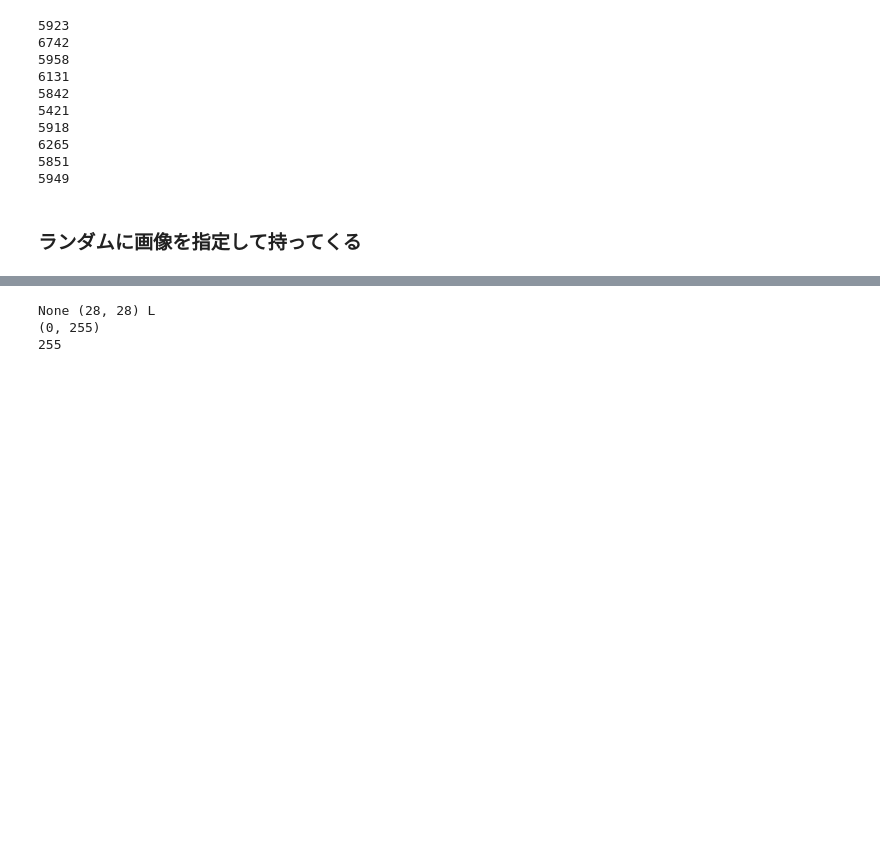
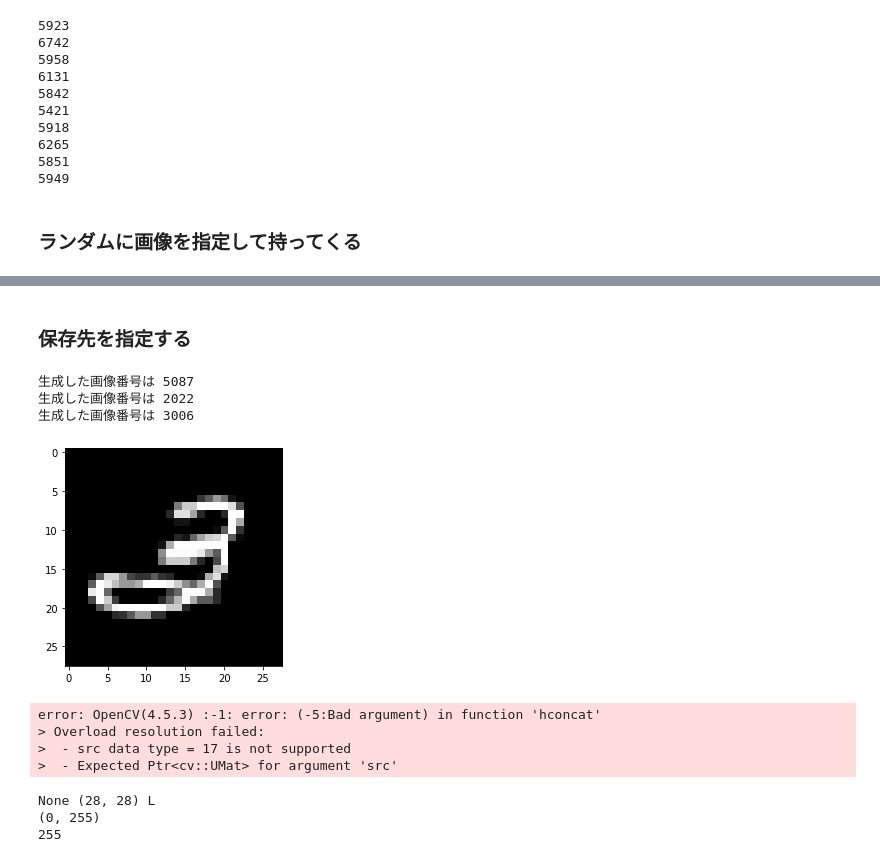
Before and after one commit to zoosecretbase/MNIST_Calculator, a Jupyter notebook: calculator/calculator.ipynb, the cells around one changed output, grey strips where cells are left out. Cells and saved outputs as stored; diff of their text form; code cells hidden in the pictures; blank space fills up the shorter version.

```diff
--- a/calculator/calculator.ipynb
+++ b/calculator/calculator.ipynb
@@ -316,3 +316,24 @@ random_get(2)
+# %% [markdown]
+### 保存先を指定する
+# %%
+image1 = random_get(1)
+image2 = random_get(2)
+image3 = random_get(3)
+# %% [output]
+生成した画像番号は 5087
+生成した画像番号は 2022
+生成した画像番号は 3006
+[figure, added]
+# %%
+# image_output_dir = '/content/drive/MyDrive/ryo/99.data/train_data’
+image_output_dir = "train_img/"
+img123_hconcat = cv2.hconcat(im_list)
+cv2.imwrite(image_output_dir + "img123_hconcat.jpg", img123_hconcat)
+# %% [output]
+error: OpenCV(4.5.3) :-1: error: (-5:Bad argument) in function 'hconcat'
+> Overload resolution failed:
+>  - src data type = 17 is not supported
+>  - Expected Ptr<cv::UMat> for argument 'src'
 # %%
 im2 = Image.open('img/multiplication28pix.png')
 new_im = im2.convert('L')
```
Also changed, not shown: parts of 6 cells of this notebook, 1 other file.
